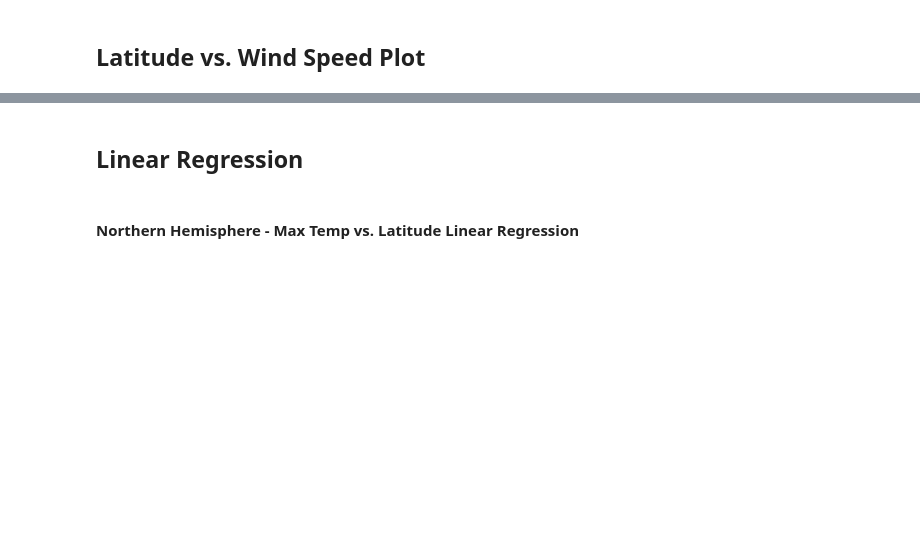
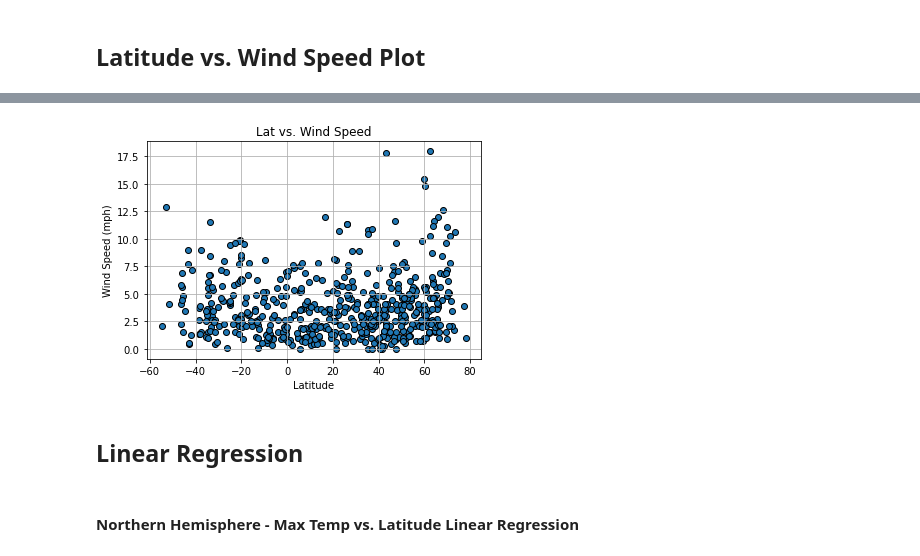
Before and after one commit to Niurika/python-api-challenge, a Jupyter notebook: starter_code/WeatherPy_MyAnalysis.ipynb, the cells around one changed output, grey strips where cells are left out. Cells and saved outputs as stored; diff of their text form; code cells hidden in the pictures; blank space fills up the shorter version.

```diff
--- a/starter_code/WeatherPy_MyAnalysis.ipynb
+++ b/starter_code/WeatherPy_MyAnalysis.ipynb
@@ -236,0 +239,14 @@ Int64Index([], dtype='int64')
+# %%
+wind = weather_data["Wind Speed"]
+
+# Create Graph
+plt.scatter(Latitude, wind, edgecolors= "black")
+plt.grid()
+plt.xlabel("Latitude")
+plt.ylabel("Wind Speed (mph)")
+plt.title("Lat vs. Wind Speed")
+
+plt.savefig('../output_data/figure4.png')
+plt.show()
+# %% [output]
+[figure, added]
```
Also changed, not shown: parts of 44 cells of this notebook, 12 other files.
